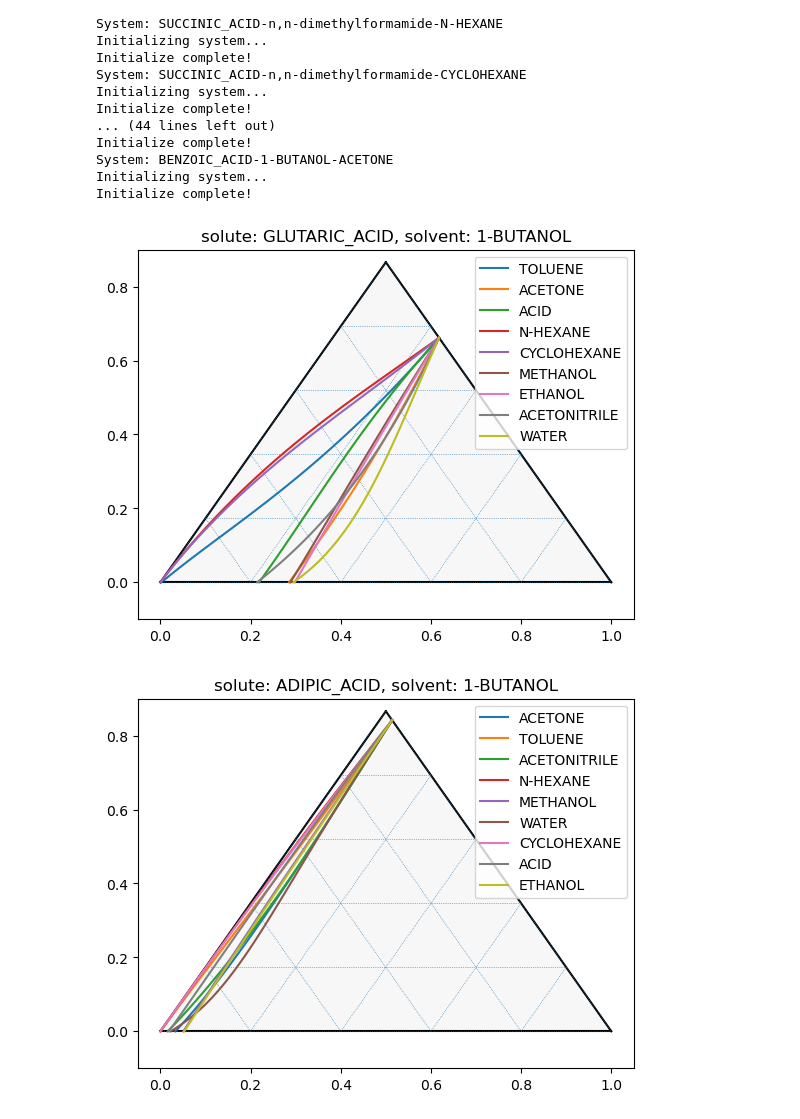
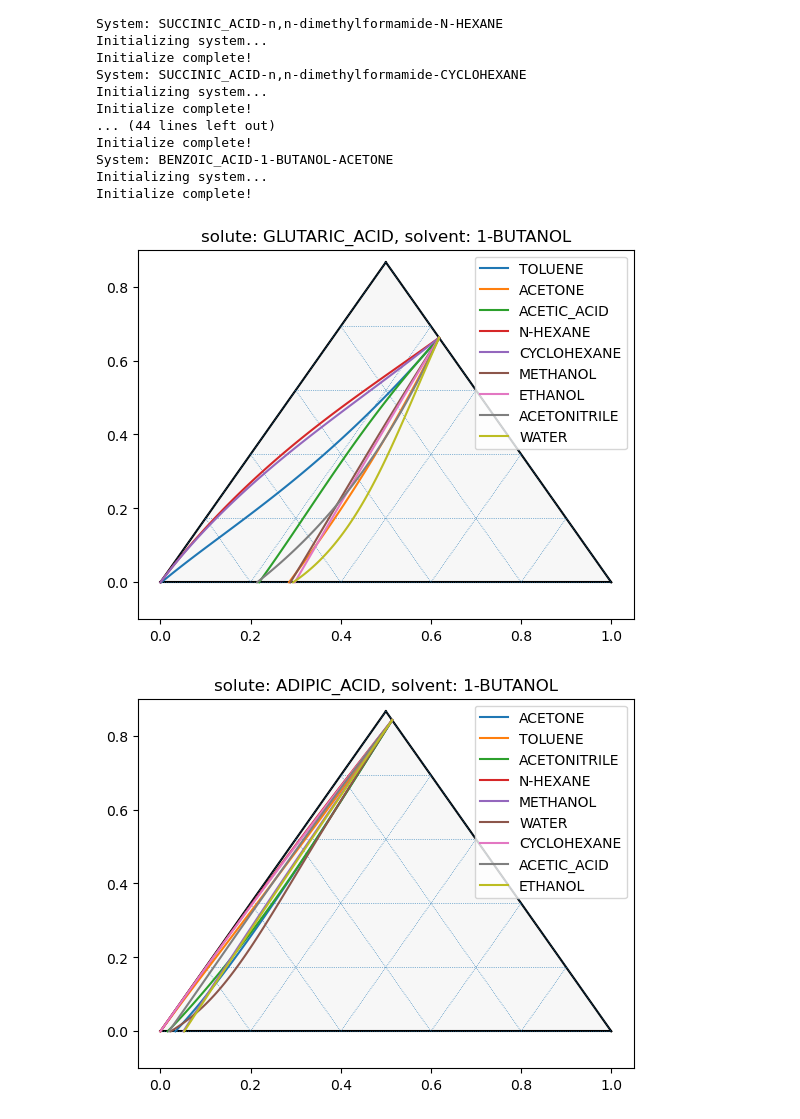
Before and after one commit to HyuntaeKR/drowning-out, a Jupyter notebook: backup_experiment/calculate.ipynb, the cells around one changed output. Cells and saved outputs as stored; diff of their text form; code cells hidden in the pictures.

Commit message:
Edit plots

```diff
--- a/backup_experiment/calculate.ipynb
+++ b/backup_experiment/calculate.ipynb
@@ -65,22 +66,33 @@ Initialize complete!
 # %%
 # Plot systems on ternary diagram
 data_files = os.listdir("./data")
 num_systems = len(systems_list)
 for sys in systems_list:
     data_with_solute = [file for file in data_files if sys["solute"] in file]
     fig, tax = ternary.figure(scale=1.0)
     tax.boundary()
     tax.gridlines(multiple=0.2)
     tax.set_title(f"solute: {sys['solute']}, solvent: {sys['solvent']}")
     for file in data_with_solute:
         data = pandas.read_csv("./data/" + file)
         components = file.split("_")  # Notice that 'ACID' is also split here
+        components[-1] = components[-1].split(".")[0]  # Drop file extension
         # Notice that values must be extracted from DataFrame
         # tax.plot() only takes array-like input
         ternary_data = data.iloc[:, -3:].astype(float).values
-        tax.plot(ternary_data, linewidth=1.5, label=f"{components[-1][:-4]}")
+        # If 'ACID' is splitted from the antisolvent name.
+        # Maybe some improvements can be made here
+        # - or when naming the data file at the first place
+        if components[-1] == "ACID":
+            tax.plot(
+                ternary_data,
+                linewidth=1.5,
+                label=f"{components[-2]}_{components[-1]}",
+            )
+        else:
+            tax.plot(ternary_data, linewidth=1.5, label=f"{components[-1]}")
     tax.legend(loc="upper right")
     fig.savefig(f"./plots/ternary_diagram_{sys['solute']}_{sys['solvent']}.png")
 # %% [output]
-[figure, old version]
+[figure, new version]
-[figure, old version]
+[figure, new version]
```
Also changed, not shown: parts of 2 cells of this notebook.
